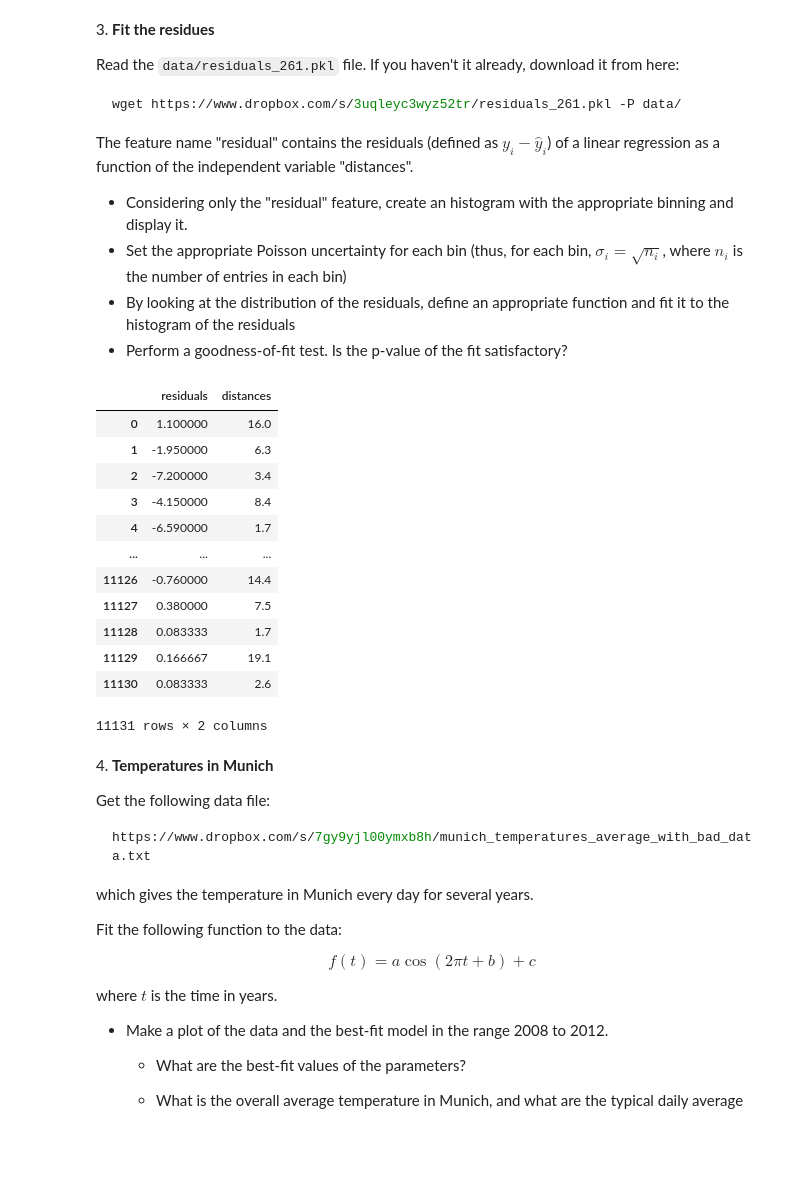
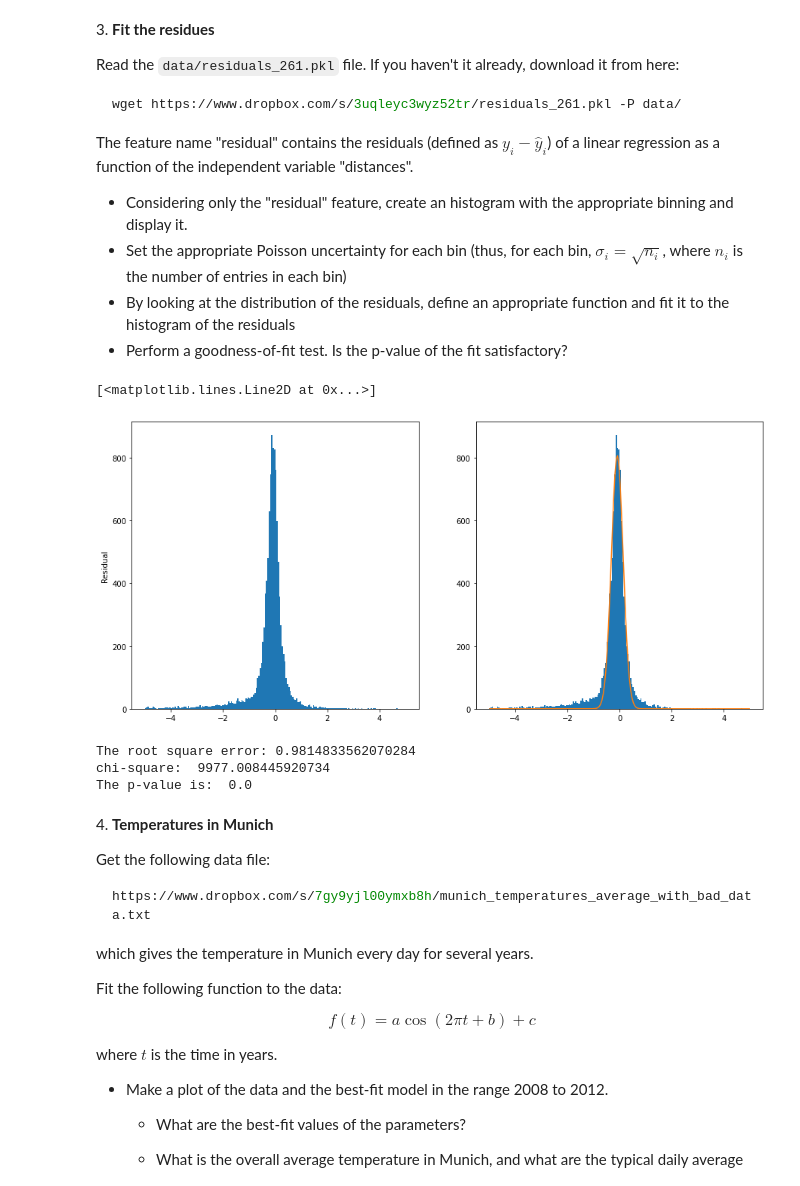
Before and after one commit to zucchett/HighLevelProgramming2021, a Jupyter notebook: 08ex_fitting.ipynb, the cells around one changed output. Saved outputs shown, nothing was run; the diff lists cells and outputs as text; code cells hidden in the pictures; blank space fills up the shorter version.

```diff
--- a/08ex_fitting.ipynb
+++ b/08ex_fitting.ipynb
@@ -107,26 +191,57 @@ The feature name "residual" contains the residuals (defined as $y_i - \hat{y}_i$
 - Set the appropriate Poisson uncertainty for each bin (thus, for each bin, $\sigma_i = \sqrt{n_i}$, where $n_i$ is the number of entries in each bin)
 - By looking at the distribution of the residuals, define an appropriate function and fit it to the histogram of the residuals
 - Perform a goodness-of-fit test. Is the p-value of the fit satisfactory?
-# %%
-datafile = "data/residuals_261.pkl"
-
-df_res = pd.read_pickle(datafile)
-
-df_res = pd.DataFrame(df_res.flat[0])
-# %% [output]
-|  | residuals | distances |
-| 0 | 1.100000 | 16.0 |
-| 1 | -1.950000 | 6.3 |
-| 2 | -7.200000 | 3.4 |
-| 3 | -4.150000 | 8.4 |
-| 4 | -6.590000 | 1.7 |
-| ... | ... | ... |
-| 11126 | -0.760000 | 14.4 |
-| 11127 | 0.380000 | 7.5 |
-| 11128 | 0.083333 | 1.7 |
-| 11129 | 0.166667 | 19.1 |
-| 11130 | 0.083333 | 2.6 |
-11131 rows × 2 columns
+# %%
+datafile = "data/residuals_261.pkl"
+df_res = pd.read_pickle(datafile)
+df_res = pd.DataFrame(df_res.flat[0])
+df_res = df_res['residuals']
+
+x = np.array(df_res)
+nbins = 200
+
+fig, (ax1, ax2) = plt.subplots(nrows=1, ncols=2, figsize=(15, 7))
+
+bin_counts, bin_edges, _ = ax1.hist(x, nbins,  range = (-5, 5), density=False, cumulative=False)
+
+ax1.set_ylabel("Residual")
+
+bin_centers = (bin_edges[:-1] + bin_edges[1:]) / 2
+
+# Generate some dummy error values, of the same dimensions as the bin counts
+h_error = np.sqrt(bin_counts)
+
+#The histogram looks like a Gaussian function, so even here I will use it
+def G(x,a,x0,sigma):
+    return a*np.exp(-(x-x0)**2/(2*sigma**2))
+
+popt, pcov = optimize.curve_fit(G, bin_centers, bin_counts, full_output=False, p0=[ 1, 0, 1])
+
+
+bin_counts, bin_edges, _ = ax2.hist(df_res, bins=nbins, range = (-5, 5), density=False, cumulative=False)
+ax2.plot(bin_centers, G(bin_centers, popt[0], popt[1], popt[2]))
+# %% [output]
+[<matplotlib.lines.Line2D at 0x...>]
+[figure, added]
+# %%
+ssr = np.sum((bin_counts - G(bin_centers, popt[0], popt[1], popt[2]))**2)
+tss = np.sum((np.mean(bin_counts) - bin_counts)**2)
+
+rsq = 1 - ssr / tss
+deg_fre = nbins - 1 #Degree of freedom
+h_error [h_error == 0] = 0.00000001 #I need to replace the zero value to avoid division failure
+
+print("The root square error: " + str(rsq))
+
+chi2 = np.sum(((bin_counts - G(bin_centers, popt[0], popt[1], popt[2]))**2) / h_error)
+print("chi-square: ", chi2)
+
+pvalue = 1. - stats.chi2.cdf(chi2, deg_fre)
+print("The p-value is: ", pvalue)
+# %% [output]
+The root square error: 0.9814833562070284
+chi-square:  9977.008445920734
+The p-value is:  0.0
 # %% [markdown]
 4\. **Temperatures in Munich**
 
```
Also changed, not shown: parts of 8 cells of this notebook.
